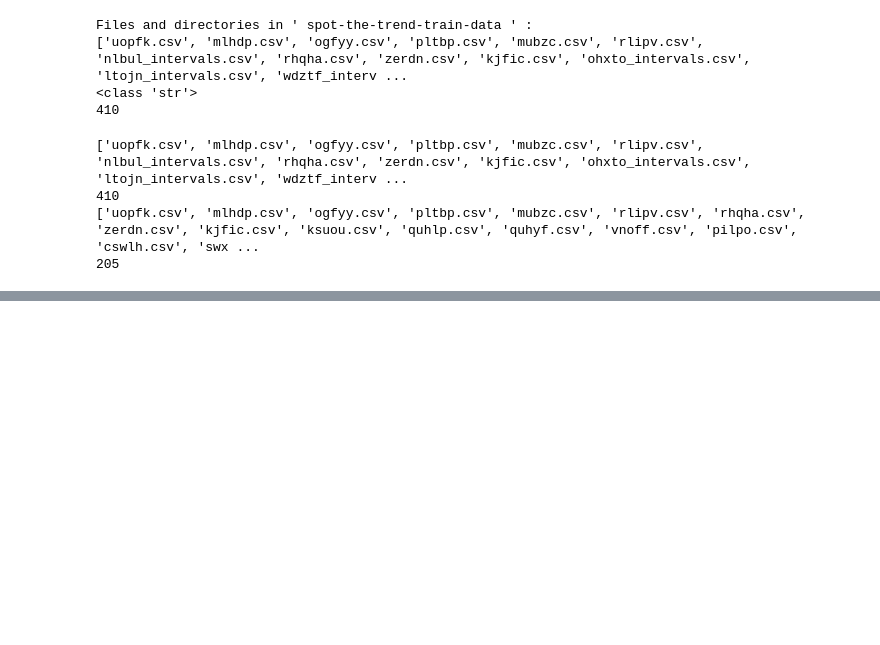
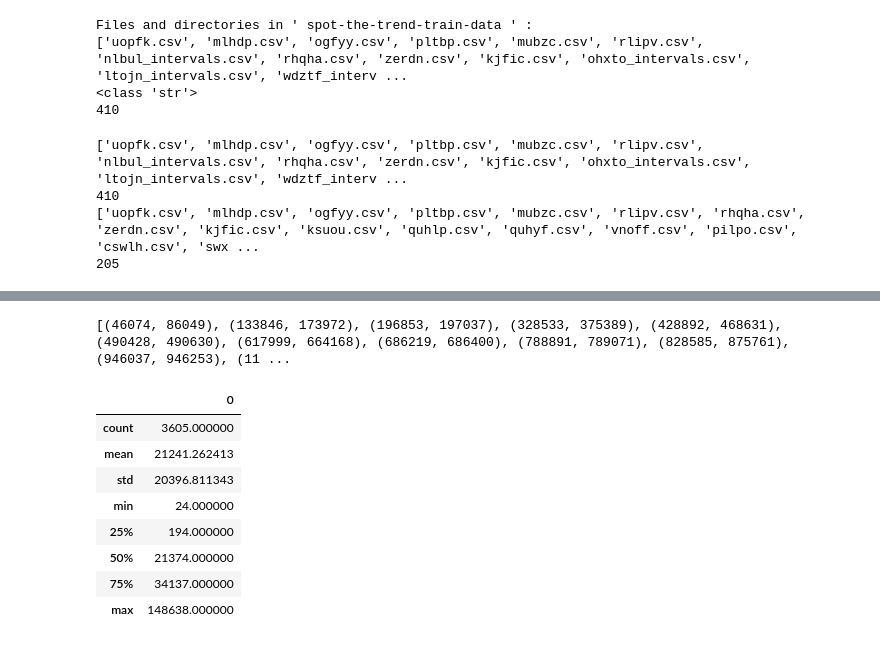
Before and after one commit to Ultimas/FirstShotOil, a Jupyter notebook: spot-the-trend-starter-notebook/data-visualisation.ipynb, the cells around one changed output, grey strips where cells are left out. Drawn from its saved outputs; the diff is of its cells as text; code cells hidden in the pictures; blank space fills up the shorter version.

```diff
--- a/spot-the-trend-starter-notebook/data-visualisation.ipynb
+++ b/spot-the-trend-starter-notebook/data-visualisation.ipynb
@@ -33,0 +46,25 @@ print(len(train_dir))
+# %%
+intervals = []
+for file in train_dir:
+    interval = file.replace('.csv','_intervals.csv')
+    label = pd.read_csv("spot-the-trend-train-data/" + interval)
+    label = list(zip(label.start,label.stop))
+    for i in label:
+        intervals.append(i)
+print(intervals)
+durations = []
+for i in intervals:
+    durations.append(i[1]-i[0])
+df = pd.DataFrame(durations)
+df.describe()
+# %% [output]
+[(46074, 86049), (133846, 173972), (196853, 197037), (328533, 375389), (428892, 468631), (490428, 490630), (617999, 664168), (686219, 686400), (788891, 789071), (828585, 875761), (946037, 946253), (11 ...
+|  | 0 |
+| count | 3605.000000 |
+| mean | 21241.262413 |
+| std | 20396.811343 |
+| min | 24.000000 |
+| 25% | 194.000000 |
+| 50% | 21374.000000 |
+| 75% | 34137.000000 |
+| max | 148638.000000 |
```
Also changed, not shown: parts of 1 cell of this notebook, 1 other file.
